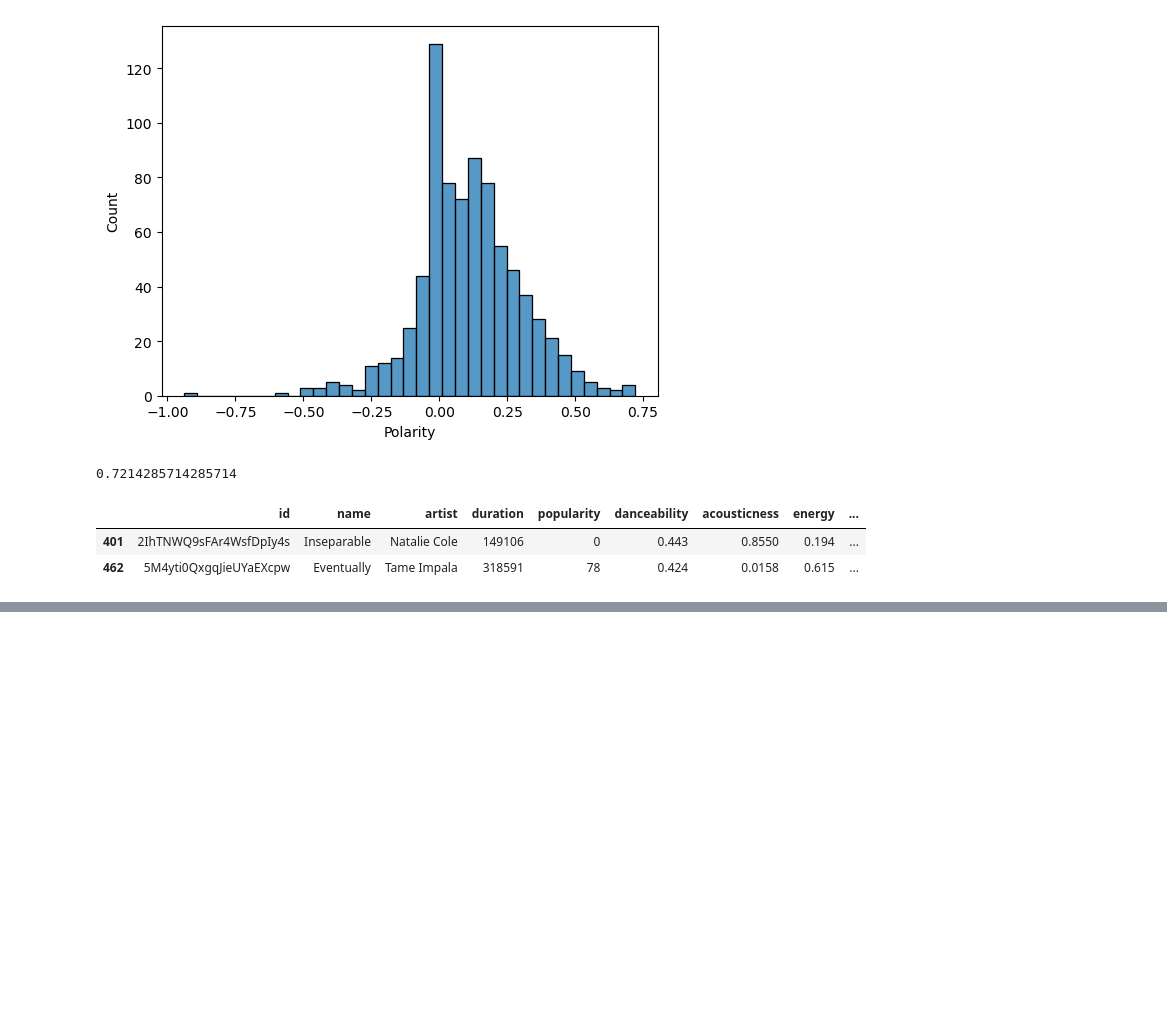
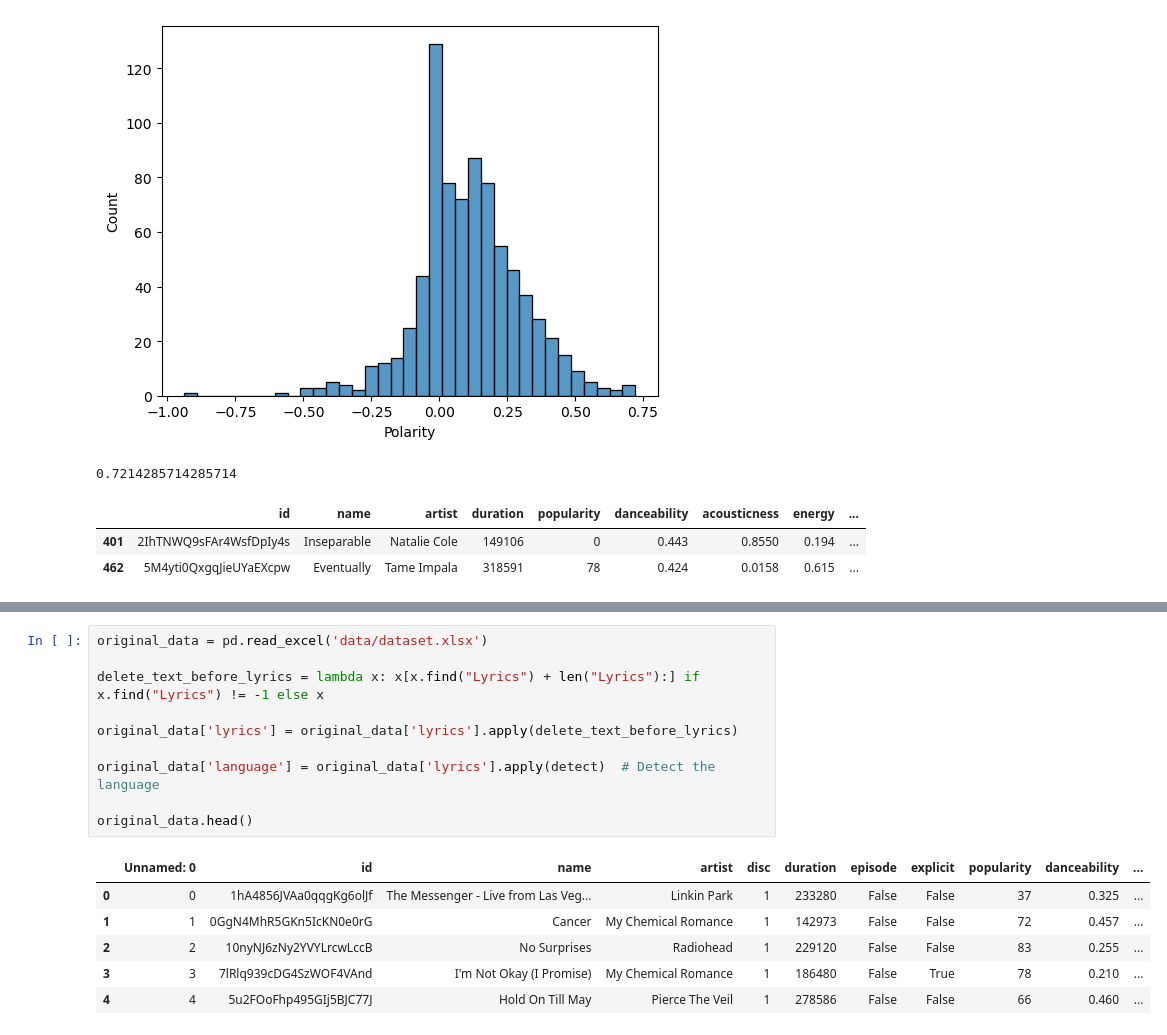
Before and after one commit to aladelca/INSY_662_MMA, a Jupyter notebook: modelling/modelling.ipynb, the cells around one changed output, grey strips where cells are left out. Cells and saved outputs as stored; diff of their text form; blank space fills up the shorter version.

```diff
--- a/modelling/modelling.ipynb
+++ b/modelling/modelling.ipynb
@@ -139,0 +152,17 @@ original_data
+# %%
+original_data = pd.read_excel('data/dataset.xlsx')
+
+delete_text_before_lyrics = lambda x: x[x.find("Lyrics") + len("Lyrics"):] if x.find("Lyrics") != -1 else x
+
+original_data['lyrics'] = original_data['lyrics'].apply(delete_text_before_lyrics)
+
+original_data['language'] = original_data['lyrics'].apply(detect)  # Detect the language
+
+original_data.head()
+# %% [output]
+|  | Unnamed: 0 | id | name | artist | disc | duration | episode | explicit | popularity | danceability | ... |
+| 0 | 0 | 1hA4856JVAa0qqgKg6olJf | The Messenger - Live from Las Veg... | Linkin Park | 1 | 233280 | False | False | 37 | 0.325 | ... |
+| 1 | 1 | 0GgN4MhR5GKn5IcKN0e0rG | Cancer | My Chemical Romance | 1 | 142973 | False | False | 72 | 0.457 | ... |
+| 2 | 2 | 10nyNJ6zNy2YVYLrcwLccB | No Surprises | Radiohead | 1 | 229120 | False | False | 83 | 0.255 | ... |
+| 3 | 3 | 7lRlq939cDG4SzWOF4VAnd | I'm Not Okay (I Promise) | My Chemical Romance | 1 | 186480 | False | True | 78 | 0.210 | ... |
+| 4 | 4 | 5u2FOoFhp495GIj5BJC77J | Hold On Till May | Pierce The Veil | 1 | 278586 | False | False | 66 | 0.460 | ... |
```
Also changed, not shown: parts of 6 cells of this notebook.
